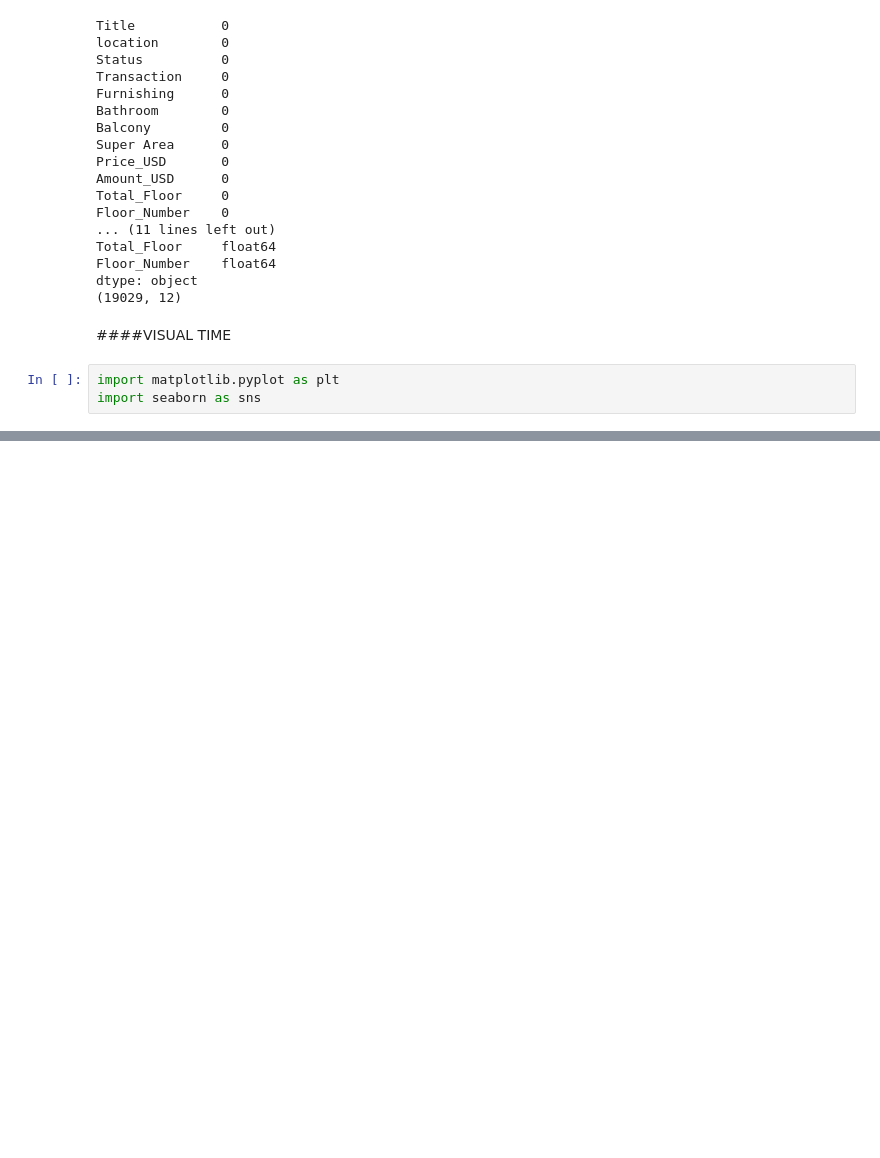
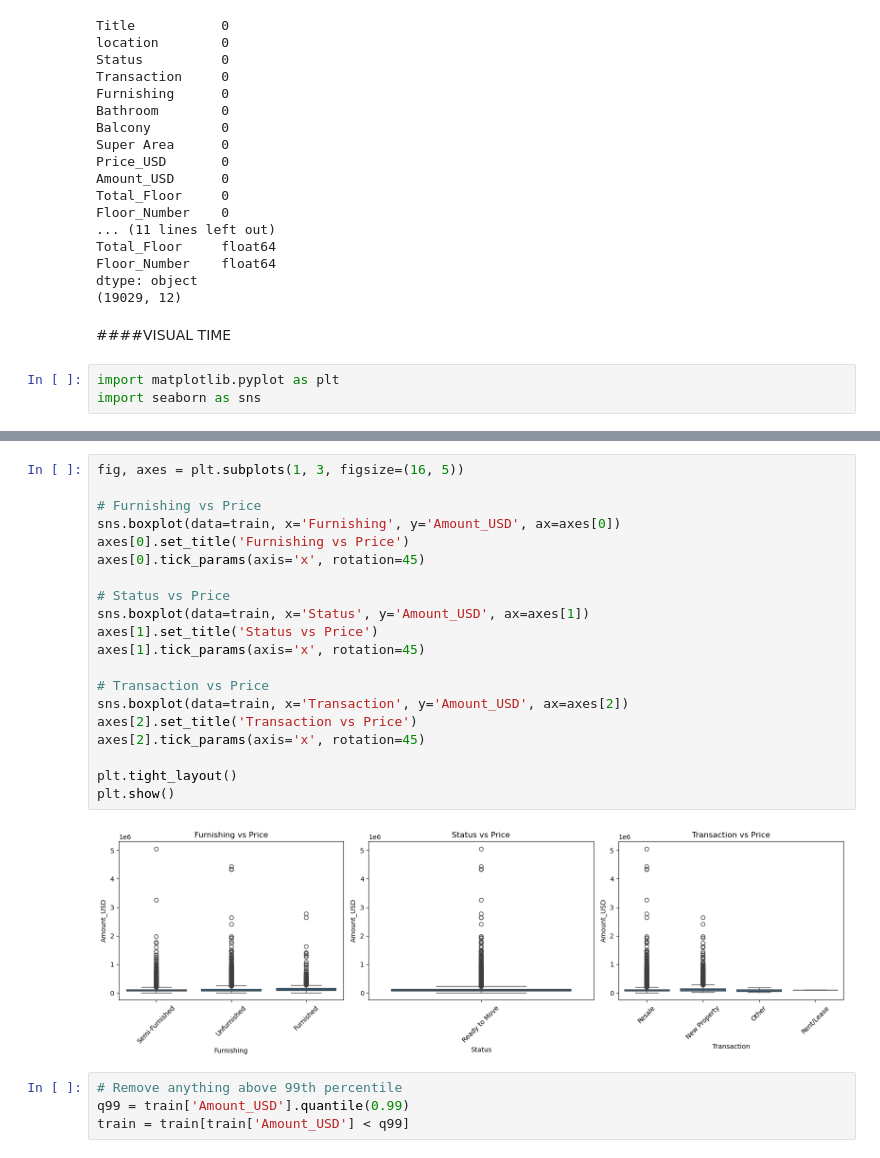
Before and after one commit to tobezhanabi/medium-HousePredict, a Jupyter notebook: ProjectHousePrice.ipynb, the cells around one changed output, grey strips where cells are left out. Drawn from its saved outputs; the diff is of its cells as text; blank space fills up the shorter version.

```diff
--- a/ProjectHousePrice.ipynb
+++ b/ProjectHousePrice.ipynb
@@ -468,0 +482,26 @@ plt.show()
+# %%
+fig, axes = plt.subplots(1, 3, figsize=(16, 5))
+
+# Furnishing vs Price
+sns.boxplot(data=train, x='Furnishing', y='Amount_USD', ax=axes[0])
+axes[0].set_title('Furnishing vs Price')
+axes[0].tick_params(axis='x', rotation=45)
+
+# Status vs Price
+sns.boxplot(data=train, x='Status', y='Amount_USD', ax=axes[1])
+axes[1].set_title('Status vs Price')
+axes[1].tick_params(axis='x', rotation=45)
+
+# Transaction vs Price
+sns.boxplot(data=train, x='Transaction', y='Amount_USD', ax=axes[2])
+axes[2].set_title('Transaction vs Price')
+axes[2].tick_params(axis='x', rotation=45)
+
+plt.tight_layout()
+plt.show()
+# %% [output]
+[figure, added]
+# %%
+# Remove anything above 99th percentile
+q99 = train['Amount_USD'].quantile(0.99)
+train = train[train['Amount_USD'] < q99]
```
Also changed, not shown: parts of 7 cells of this notebook.
